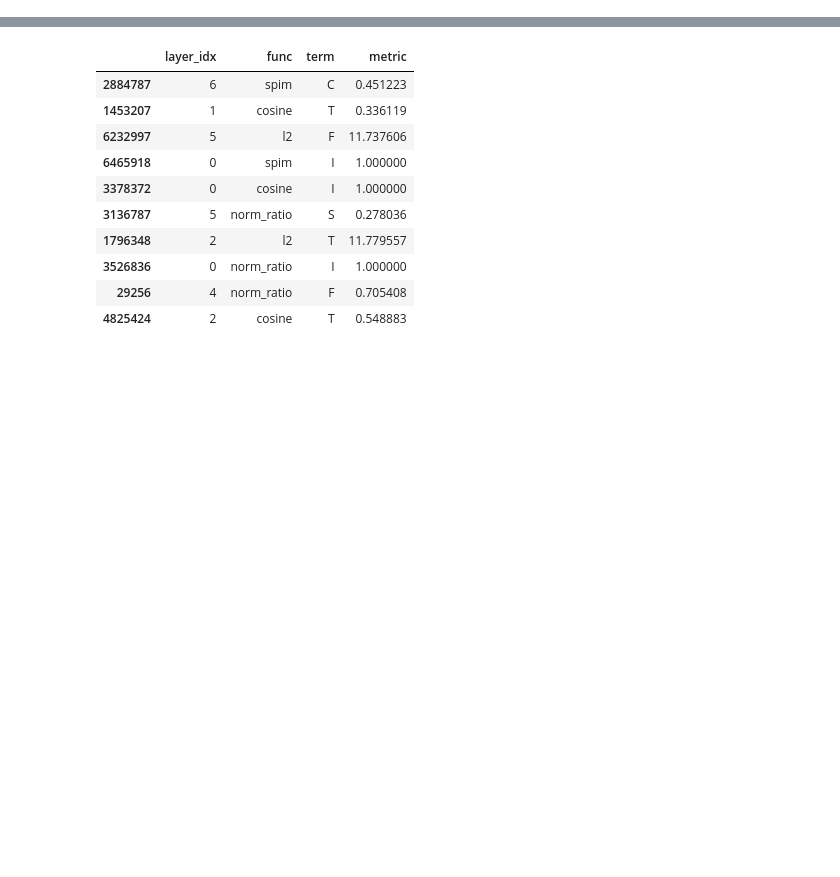
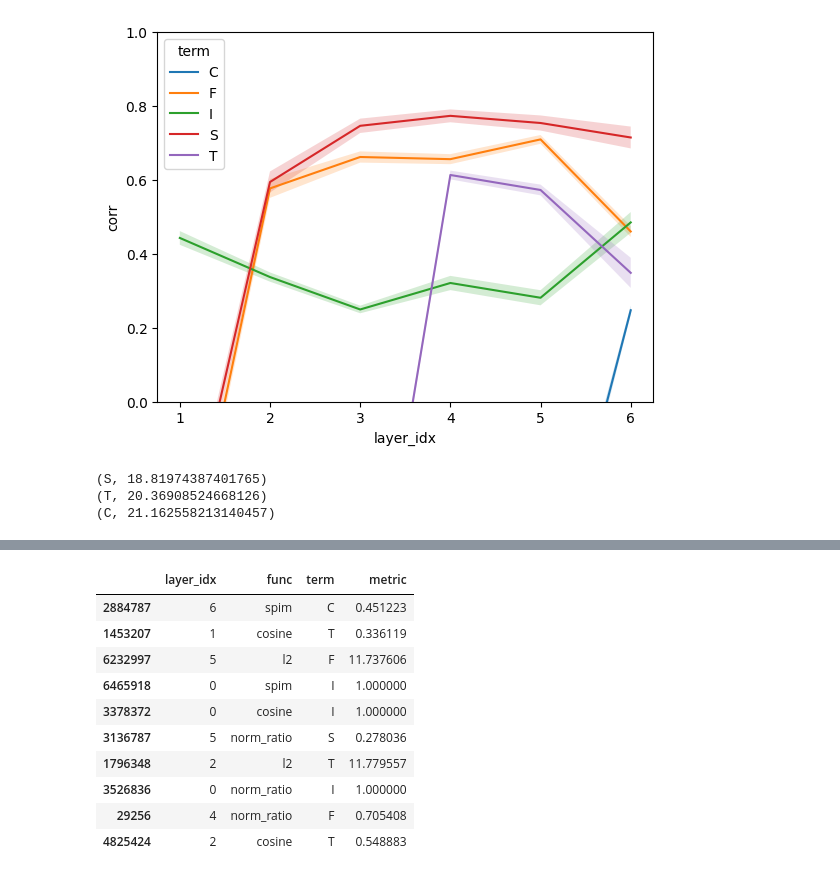
Before and after one commit to TimotheeMickus/seq2seq-splat, a Jupyter notebook: notebooks/vizs.ipynb, the cells around one changed output, grey strips where cells are left out. Cells and saved outputs as stored; diff of their text form; code cells hidden in the pictures; blank space fills up the shorter version.

```diff
--- a/notebooks/vizs.ipynb
+++ b/notebooks/vizs.ipynb
@@ -5,0 +100,5 @@ pd.set_option('mode.chained_assignment',None)
+# %%
+df = pd.read_csv('../results/sentence-level/Spearmancorrelations-comet_oh-schuler-exp2.csv', index_col=0)
+df = df[(df.layer_idx == 6)]
+# df.groupby('ckpt')
+# len(df.groupby(['src', 'tgt']))
@@ -5,0 +114,23 @@ pd.set_option('mode.chained_assignment',None)
+# %%
+group = 's0'
+mean_cols = ['layer_idx', 'func', *sorted(col for col in df.columns if group in col and 'mean' in col and 'norm' not in col)]
+std_cols = ['layer_idx', 'func', *(col for col in df.columns if group in col and 'std' in col and 'norm' not in col)]
+melted = df[mean_cols].melt(id_vars=['layer_idx', 'func'], var_name='term', value_name='corr')
+melted['term'] = melted.term.apply(lambda s: s.split()[0])
+melted_std = df[std_cols].melt(id_vars=['layer_idx', 'func'], var_name='term', value_name='std')
+melted_std['term'] = melted.term.apply(lambda s: s.split()[0])
+melted = pd.merge(melted, melted_std)
+# %%
+ax = sns.lineplot(data=melted[melted.func=='cosine'], x='layer_idx', y='corr', hue='term')
+ax.set(ylim=(0,1))
+for t in melted.term.unique():
+    idx = (melted.term == t) & (melted.func == 'cosine')
+    ax.fill_between(
+        melted[idx].layer_idx,
+        melted[idx]['corr'] - melted[idx]['std'],
+        melted[idx]['corr'] + melted[idx]['std'],
+        alpha=0.2,
+
+    )
+# %% [output]
+[figure, added]
@@ -5,0 +140,13 @@ pd.set_option('mode.chained_assignment',None)
+# %%
+subset = df[(df.func == 'norm_ratio') & (df.layer_idx == 6)][[
+    col for col in df.columns
+    if 'mul' in col #or 's1' in col or 's2' in col or 'rus' in col
+    and not 'norm' in col and not 'std' in col
+]].transpose().reset_index()
+subset['term'] = subset['index'].apply(lambda s: s.split()[0])
+subset = subset.rename(columns={c:'correl' for c in subset.columns if type(c) is int})
+print(*subset.apply(lambda row: f"({row['term']}, {abs(row['correl']) * 100})", axis=1).tolist(), sep='\n')
+# %% [output]
+(S, 18.81974387401765)
+(T, 20.36908524668126)
+(C, 21.162558213140457)
```
Also changed, not shown: parts of 6 cells of this notebook.
